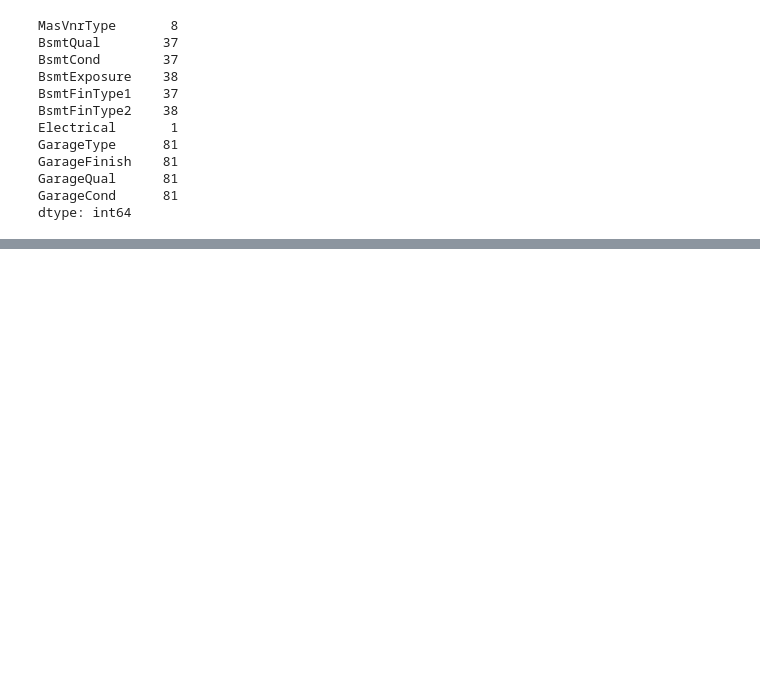
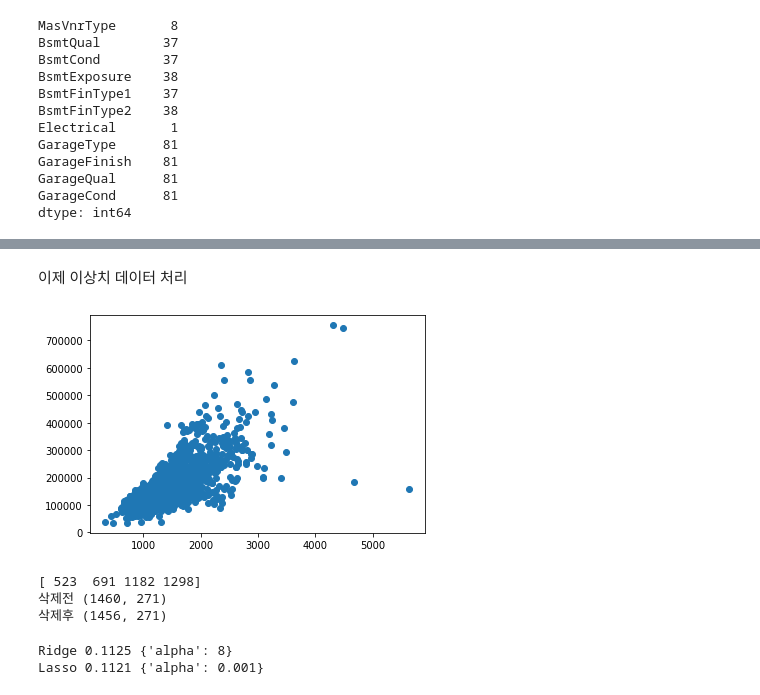
Before and after one commit to quovadisss/MLguide, a Jupyter notebook: Regression/5.10_house_price.ipynb, the cells around one changed output, grey strips where cells are left out. Drawn from its saved outputs; the diff is of its cells as text; code cells hidden in the pictures; blank space fills up the shorter version.

```diff
--- a/Regression/5.10_house_price.ipynb
+++ b/Regression/5.10_house_price.ipynb
@@ -122,0 +275,34 @@ Lasso 로그 변환된 RMSE: 0.176
+# %% [markdown]
+이제 이상치 데이터 처리
+# %%
+plt.scatter(x = house_df_org['GrLivArea'], y = house_df_org['SalePrice'])
+plt.show()
+# %% [output]
+[figure, added]
+# %%
+cond1 = house_df_ohe['GrLivArea'] > np.log1p(4000)
+cond2 = house_df_ohe['GrLivArea'] < np.log1p(50000)
+outlier_index = house_df_ohe[cond1 & cond2].index
+
+print(outlier_index.values)
+print('삭제전', house_df_ohe.shape)
+
+house_df_ohe.drop(outlier_index, axis=0, inplace=True)
+print('삭제후', house_df_ohe.shape)
+# %% [output]
+[ 523  691 1182 1298]
+삭제전 (1460, 271)
+삭제후 (1456, 271)
+# %%
+y_target = house_df_ohe['SalePrice']
+X_features = house_df_ohe.drop('SalePrice', axis=1, inplace=False)
+X_train, X_test, y_train, y_test = train_test_split(X_features, y_target, test_size=0.2, random_state=156)
+
+# 다시 최적 하이퍼 파라미터와 RMSE 출력
+ridge_params = {'alpha' : [0.05, 0.1, 1, 5, 8, 10, 12, 15, 20]}
+lasso_params = {'alpha' : [0.001, 0.005, 0.008, 0.05, 0.03, 0.1, 0.5, 1, 5, 10]}
+print_best_params(ridge_reg, ridge_params)
+print_best_params(lasso_reg, lasso_params)
+# %% [output]
+Ridge 0.1125 {'alpha': 8}
+Lasso 0.1121 {'alpha': 0.001}
```
Also changed, not shown: parts of 17 cells of this notebook.
